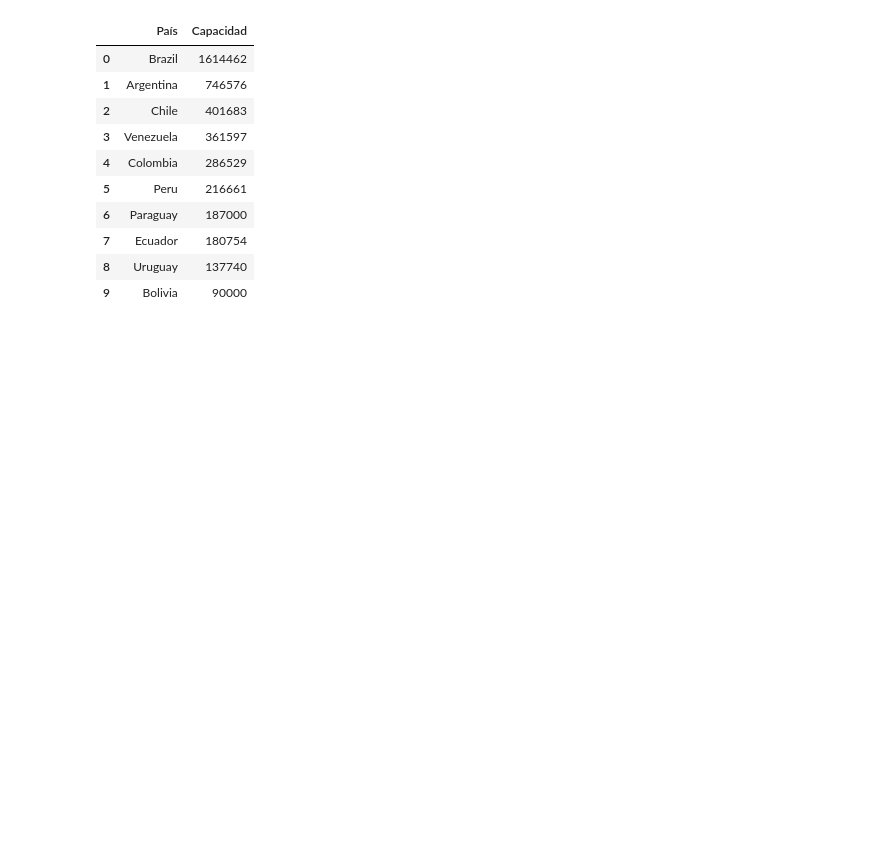
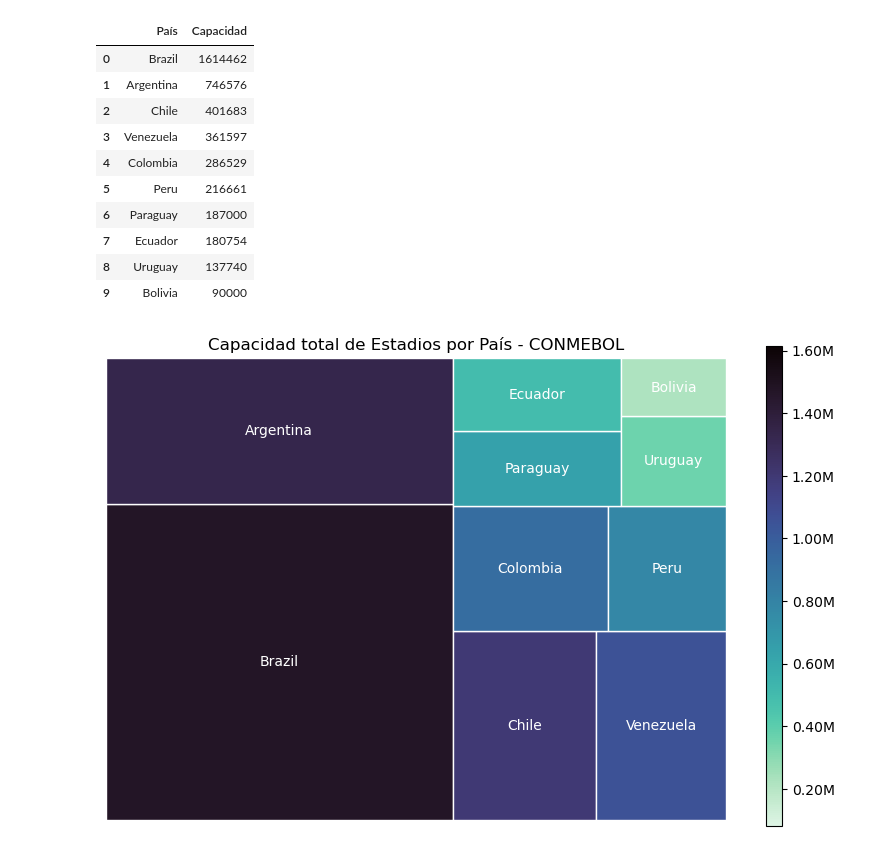
Before and after one commit to guilleldas/Proyecto_Visualizacion_Python, a Jupyter notebook: Consultas_Visualización.ipynb, the cells around one changed output. Cells and saved outputs as stored; diff of their text form; code cells hidden in the pictures; blank space fills up the shorter version.

```diff
--- a/Consultas_Visualización.ipynb
+++ b/Consultas_Visualización.ipynb
@@ -113,4 +114,39 @@ capacidades_conmebol_df
 | 7 | Ecuador | 180754 |
 | 8 | Uruguay | 137740 |
 | 9 | Bolivia | 90000 |
+# %%
+import squarify
+import seaborn as sb
+import matplotlib.colorbar as mcolorbar
+from matplotlib.colors import Normalize, LinearSegmentedColormap
+
+plt.subplots(figsize=(8, 6))
+
+plt.title('Capacidad total de Estadios por País - CONMEBOL')
+
+squarify.plot(sizes = capacidades_conmebol_df['Capacidad'],
+              text_kwargs = {'fontsize': 10, 'color': 'white'},
+              label= capacidades_conmebol_df['País'],
+              color = sb.color_palette("mako", len(capacidades_conmebol_df['País'])),
+              linewidth=1,
+              edgecolor='white'
+             )
+
+plt.axis("off")
+
+# Crear el treemap con el mapa de colores invertido
+cmap_mako = sb.color_palette("mako", as_cmap=True)
+inverted_cmap = LinearSegmentedColormap.from_list("InvertedMako", cmap_mako.colors[::-1])
+
+# Cambiar la normalización para invertir la barra de colores
+norm = Normalize(vmin=capacidades_conmebol_df['Capacidad'].max(), vmax=capacidades_conmebol_df['Capacidad'].min())
+
+
+# Crear la barra de colores con la normalización invertida
+cbar = mcolorbar.ColorbarBase(plt.axes([0.95, 0.1, 0.02, 0.8]), cmap=inverted_cmap, norm=norm, orientation='vertical')
+
+# Configurar el formato del eje y de la barra de colores para evitar la notación científica
+cbar.ax.yaxis.set_major_formatter(plt.FuncFormatter(lambda x, _: f'{x/1e6:.2f}M'));
+# %% [output]
+[figure, added]
 # %%
```
Also changed, not shown: parts of 6 cells of this notebook.
